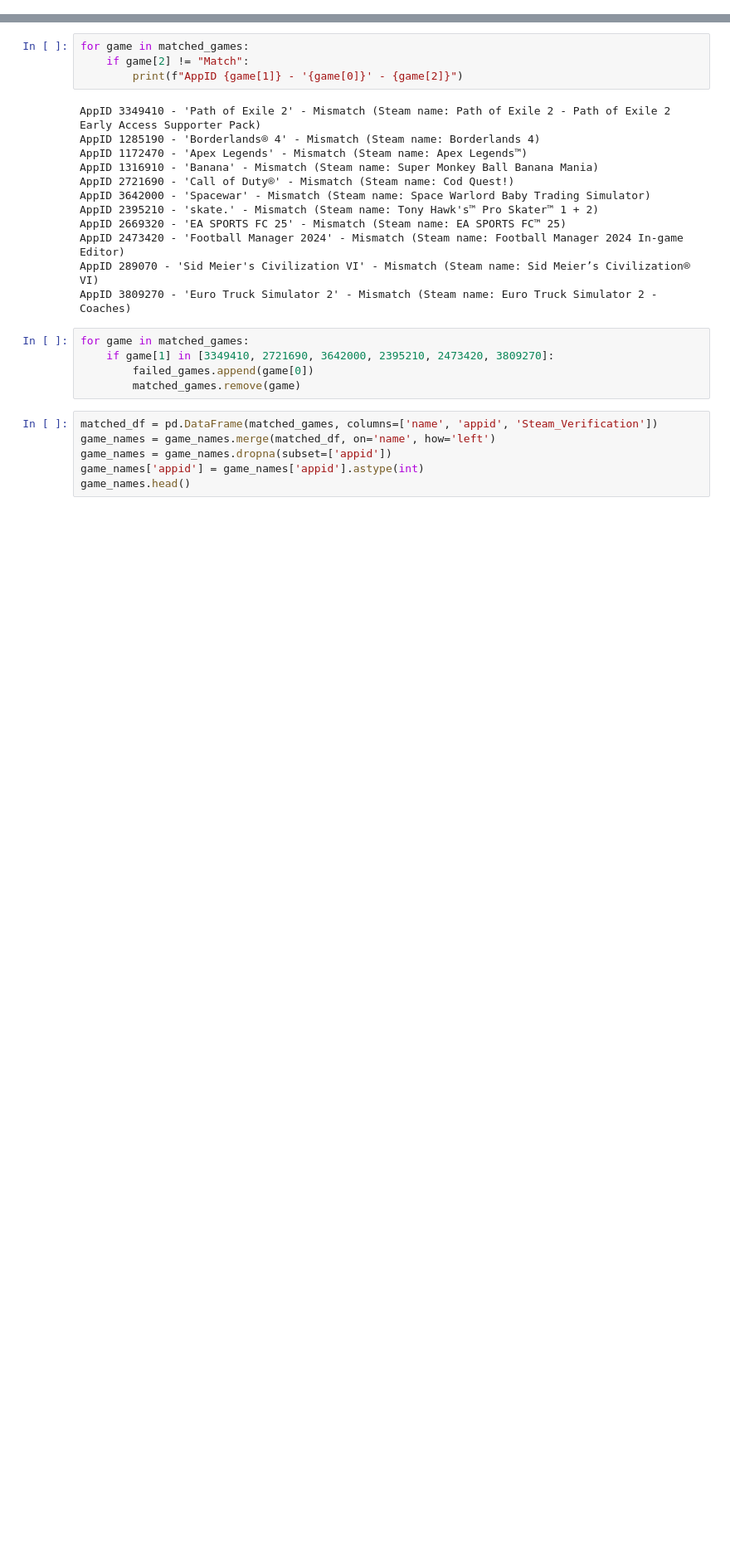
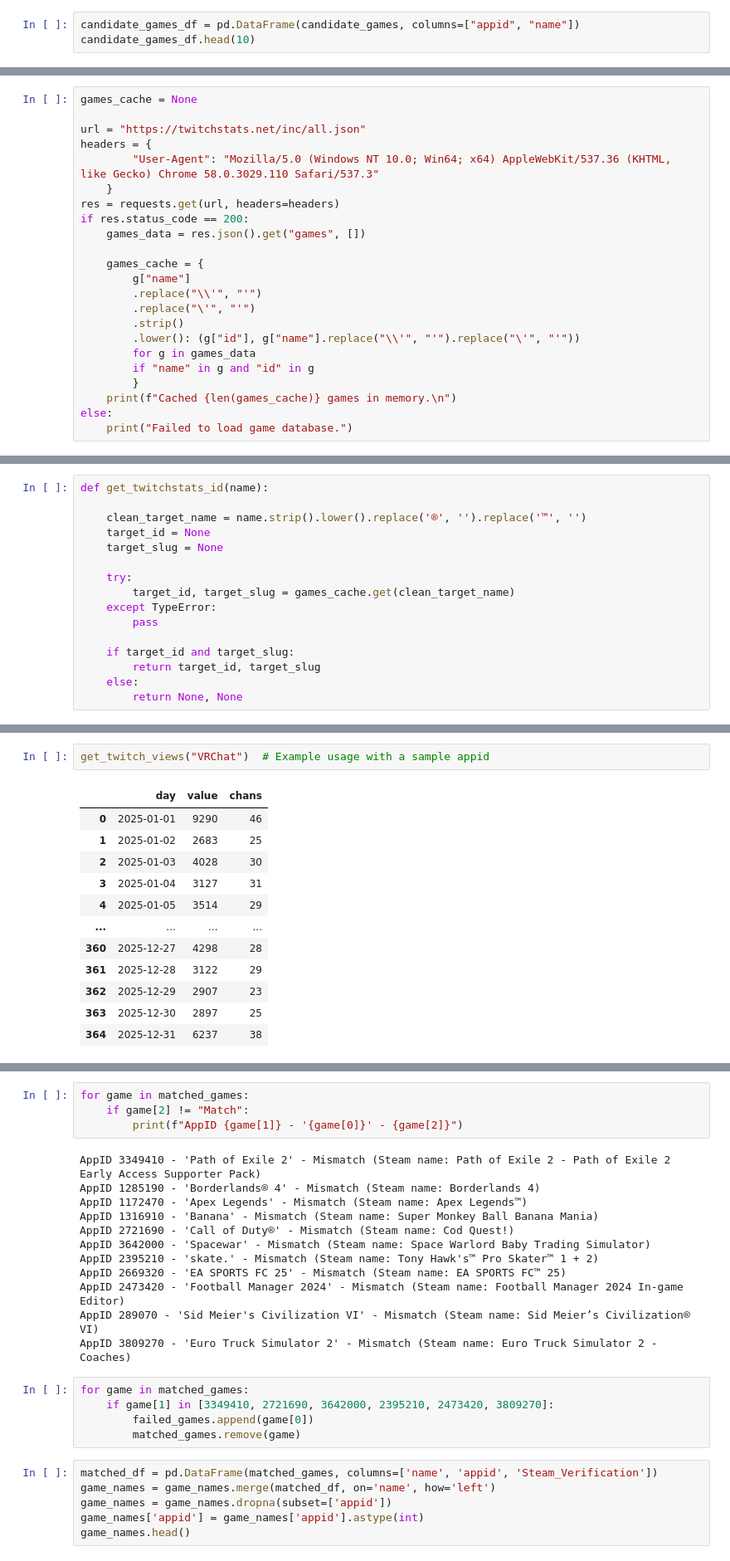
Before and after one commit to mapisz/Magisterka, a Jupyter notebook: data_collection.ipynb, the cells around one changed output, grey strips where cells are left out. Shown at 83% size. Saved outputs shown, nothing was run; the diff lists cells and outputs as text; blank space fills up the shorter version.

Commit message:
Reworked the process of getting candidate games and filtering them

```diff
--- a/data_collection.ipynb
+++ b/data_collection.ipynb
@@ -48,0 +61,3 @@ failed_games
+# %%
+candidate_games_df = pd.DataFrame(candidate_games, columns=["appid", "name"])
+candidate_games_df.head(10)
@@ -65,0 +210,23 @@ for item in matched_games:
+# %%
+games_cache = None
+
+url = "https://twitchstats.net/inc/all.json"
+headers = {
+        "User-Agent": "Mozilla/5.0 (Windows NT 10.0; Win64; x64) AppleWebKit/537.36 (KHTML, like Gecko) Chrome 58.0.3029.110 Safari/537.3"
+    }
+res = requests.get(url, headers=headers)
+if res.status_code == 200:
+    games_data = res.json().get("games", [])
+
+    games_cache = {
+        g["name"]
+        .replace("\\'", "'")
+        .replace("\'", "'")
+        .strip()
+        .lower(): (g["id"], g["name"].replace("\\'", "'").replace("\'", "'"))
+        for g in games_data
+        if "name" in g and "id" in g
+        }
+    print(f"Cached {len(games_cache)} games in memory.\n")
+else:
+    print("Failed to load game database.")
@@ -65,0 +238,16 @@ for item in matched_games:
+# %%
+def get_twitchstats_id(name):
+
+    clean_target_name = name.strip().lower().replace('®', '').replace('™', '')
+    target_id = None
+    target_slug = None
+
+    try:
+        target_id, target_slug = games_cache.get(clean_target_name)
+    except TypeError:
+        pass
+
+    if target_id and target_slug:
+        return target_id, target_slug
+    else:
+        return None, None
@@ -65,0 +313,15 @@ for item in matched_games:
+# %%
+get_twitch_views("VRChat")  # Example usage with a sample appid
+# %% [output]
+|  | day | value | chans |
+| 0 | 2025-01-01 | 9290 | 46 |
+| 1 | 2025-01-02 | 2683 | 25 |
+| 2 | 2025-01-03 | 4028 | 30 |
+| 3 | 2025-01-04 | 3127 | 31 |
+| 4 | 2025-01-05 | 3514 | 29 |
+| ... | ... | ... | ... |
+| 360 | 2025-12-27 | 4298 | 28 |
+| 361 | 2025-12-28 | 3122 | 29 |
+| 362 | 2025-12-29 | 2907 | 23 |
+| 363 | 2025-12-30 | 2897 | 25 |
+| 364 | 2025-12-31 | 6237 | 38 |
```
Also changed, not shown: parts of 38 cells of this notebook.
